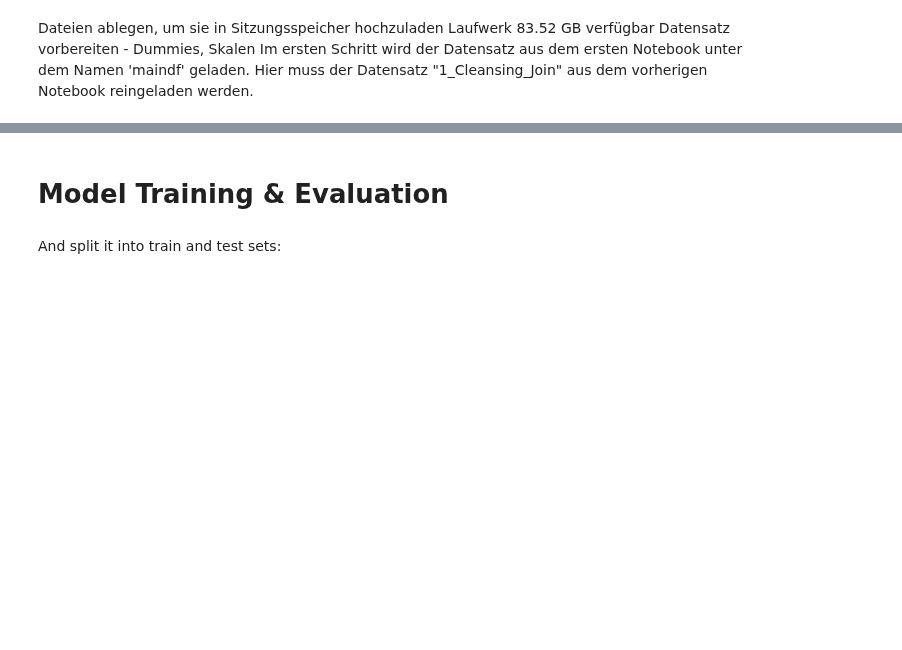
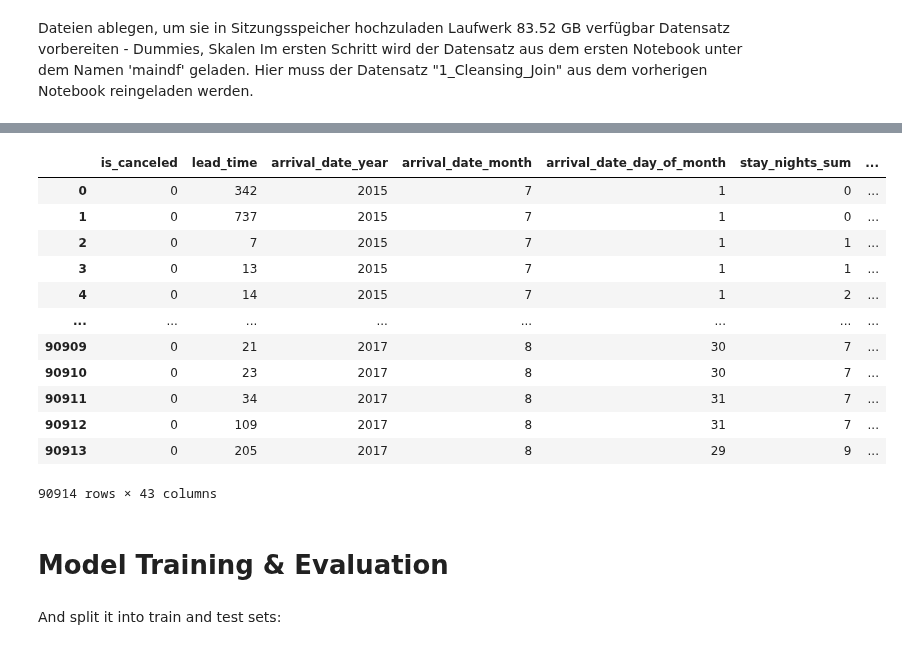
Before and after one commit to hochschule-pforzheim/project-st23-team-f23, a Jupyter notebook: 3_Regression.ipynb, the cells around one changed output, grey strips where cells are left out. Drawn from its saved outputs; the diff is of its cells as text; code cells hidden in the pictures; blank space fills up the shorter version.

```diff
--- a/3_Regression.ipynb
+++ b/3_Regression.ipynb
@@ -15,3 +30,19 @@ maindf = pd.read_csv("/content/drive/MyDrive/Colab Notebooks/2_Data_for_Modeltra
+# %%
+maindf
+# %% [output]
+|  | is_canceled | lead_time | arrival_date_year | arrival_date_month | arrival_date_day_of_month | stay_nights_sum | ... |
+| 0 | 0 | 342 | 2015 | 7 | 1 | 0 | ... |
+| 1 | 0 | 737 | 2015 | 7 | 1 | 0 | ... |
+| 2 | 0 | 7 | 2015 | 7 | 1 | 1 | ... |
+| 3 | 0 | 13 | 2015 | 7 | 1 | 1 | ... |
+| 4 | 0 | 14 | 2015 | 7 | 1 | 2 | ... |
+| ... | ... | ... | ... | ... | ... | ... | ... |
+| 90909 | 0 | 21 | 2017 | 8 | 30 | 7 | ... |
+| 90910 | 0 | 23 | 2017 | 8 | 30 | 7 | ... |
+| 90911 | 0 | 34 | 2017 | 8 | 31 | 7 | ... |
+| 90912 | 0 | 109 | 2017 | 8 | 31 | 7 | ... |
+| 90913 | 0 | 205 | 2017 | 8 | 29 | 9 | ... |
+90914 rows × 43 columns
 # %% [markdown]
 # Model Training & Evaluation
 # %%
```
Also changed, not shown: parts of 62 cells of this notebook.
